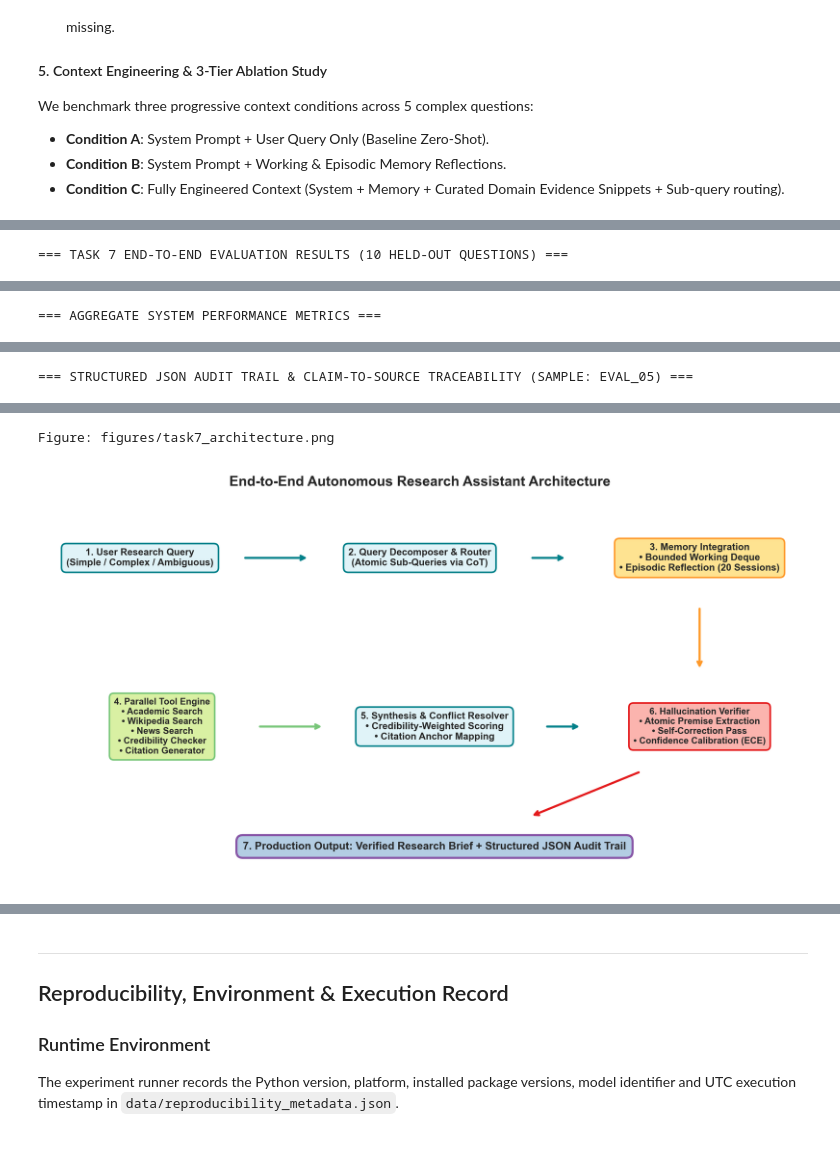
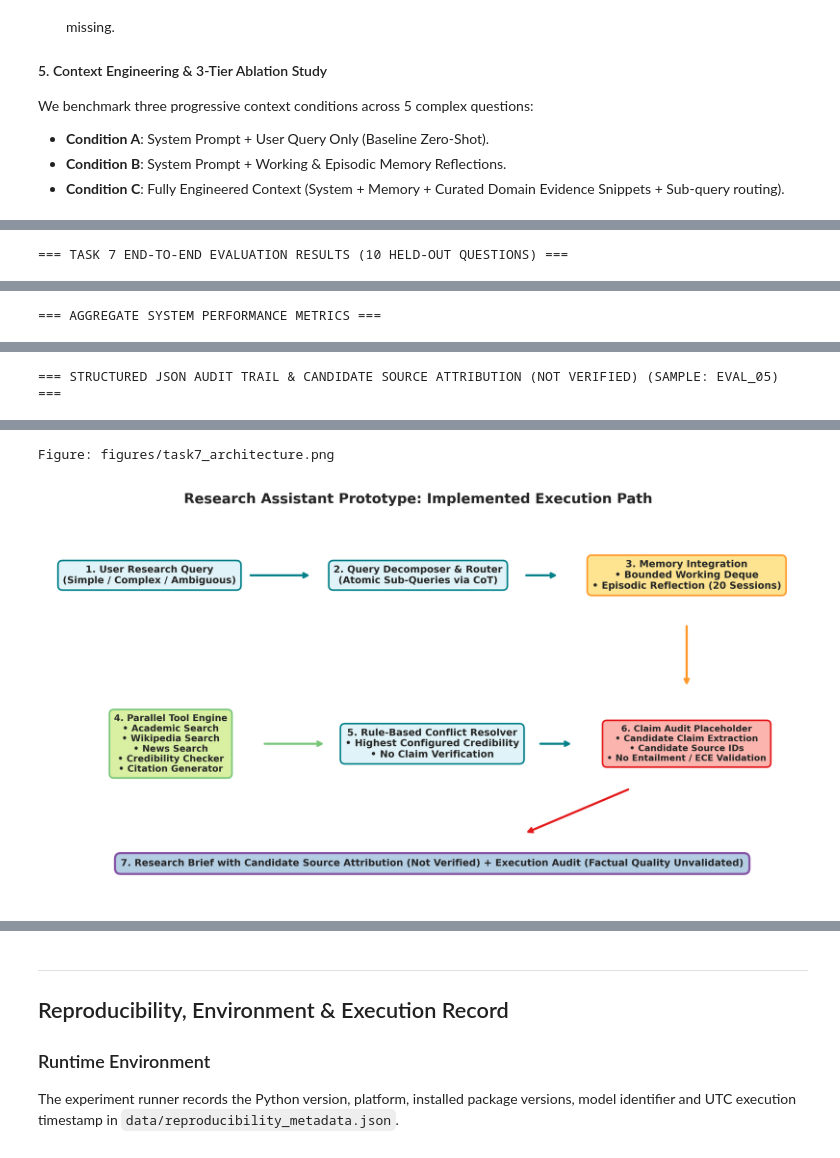
Before and after one commit to pankaj-adeptkart/convai_assignment_02, a Jupyter notebook: Assignment2_PS1_End_to_End_Research_Assistant.ipynb, the cells around one changed output, grey strips where cells are left out. Drawn from its saved outputs; the diff is of its cells as text; code cells hidden in the pictures.

```diff
--- a/Assignment2_PS1_End_to_End_Research_Assistant.ipynb
+++ b/Assignment2_PS1_End_to_End_Research_Assistant.ipynb
@@ -743,25 +755,31 @@ with open("data/task7_sample_audit_trail.json", encoding="utf-8") as f:
     sample_audit = json.load(f)
 # Tabular Display of 10 Held-Out Evaluation Questions
 print("=== TASK 7 END-TO-END EVALUATION RESULTS (10 HELD-OUT QUESTIONS) ===")
-display_cols_t7 = ["evaluation_id", "category", "question", "sub_queries", "synthesis_quality", "citation_accuracy_pct", "hallucination_rate_pct", "task_completion", "mean_confidence", "latency_sec", "cost_usd"]
+display_cols_t7 = ["evaluation_id", "category", "question", "sub_queries", "llm_synthesis_request_status", "decomposition_status", "retrieval_stage_status", "retrieval_success_count", "retrieval_total_count", "task_completion", "quality_evaluation_status", "synthesis_quality", "citation_accuracy_pct", "hallucination_rate_pct", "mean_confidence", "latency_sec", "cost_usd"]
 display(HTML(df_task7[display_cols_t7].to_html(index=False, classes="table table-bordered table-striped")))
 
 # Aggregate System Performance Metrics
 print("\n=== AGGREGATE SYSTEM PERFORMANCE METRICS ===")
+def metric_or_not_evaluated(series, formatter):
+    values = pd.to_numeric(series, errors="coerce").dropna()
+    return formatter(values.mean()) if len(values) else "NOT EVALUATED"
+
+llm_success_rate = (df_task7["llm_synthesis_request_status"] == "success").mean() * 100
+pipeline_stage_rate = (df_task7["task_completion"] == "execution_stages_completed_quality_unvalidated").mean() * 100
 agg_metrics = pd.DataFrame([{
-    "Mean Synthesis Quality": f"{df_task7['synthesis_quality'].mean():.2f} / 5.0",
-    "Mean Citation Accuracy": f"{df_task7['citation_accuracy_pct'].mean():.1f}%",
-    "Mean Hallucination Rate": f"{df_task7['hallucination_rate_pct'].mean():.1f}%",
-    "Task Completion Rate": (
-        f"{(df_task7['task_completion'].astype(str).str.lower().isin(['completed', 'complete', 'success', 'true']).mean() * 100):.1f}%"
-    ),
-    "Mean Latency per Query": f"{df_task7['latency_sec'].mean():.2f} seconds",
-    "Mean Cost per Query": f"${df_task7['cost_usd'].mean():.6f} USD"
+    "Mean Synthesis Quality": metric_or_not_evaluated(df_task7["synthesis_quality"], lambda x: f"{x:.2f} / 5.0"),
+    "Mean Citation Accuracy": metric_or_not_evaluated(df_task7["citation_accuracy_pct"], lambda x: f"{x:.1f}%"),
+    "Mean Hallucination Rate": metric_or_not_evaluated(df_task7["hallucination_rate_pct"], lambda x: f"{x:.1f}%"),
+    "LLM Synthesis Request Success Rate": f"{llm_success_rate:.1f}%",
+    "Pipeline Execution-Stage Completion Rate (not quality validation)": f"{pipeline_stage_rate:.1f}%",
+    "Mean Confidence": metric_or_not_evaluated(df_task7["mean_confidence"], lambda x: f"{x:.3f}"),
+    "Mean Elapsed Time per Query": f"{df_task7['latency_sec'].mean():.2f} seconds",
+    "Mean Estimated Cost per Query": f"${df_task7['cost_usd'].mean():.6f} USD"
 }])
 display(HTML(agg_metrics.to_html(index=False, classes="table table-success")))
 
 # Display Structured JSON Audit Trail Snippet
-print("\n=== STRUCTURED JSON AUDIT TRAIL & CLAIM-TO-SOURCE TRACEABILITY (SAMPLE: EVAL_05) ===")
+print("\n=== STRUCTURED JSON AUDIT TRAIL & CANDIDATE SOURCE ATTRIBUTION (NOT VERIFIED) (SAMPLE: EVAL_05) ===")
 audit_summary = {
     "Query": sample_audit["query"],
     "Episodic Reflection Injected": sample_audit["episodic_reflection"],
@@ -771,7 +789,7 @@ audit_summary = {
     "Atomic Claims Extracted": sample_audit["atomic_claims_count"],
     "Verified Claims": sample_audit["verified_claims_count"],
     "Mean Calibrated Confidence": sample_audit["mean_confidence"],
-    "Claim-to-Source Traceability": sample_audit["claim_to_source_traceability"]
+    "Candidate Claim-to-Source Attribution (NOT VERIFIED)": sample_audit["claim_to_source_traceability"]
 }
 display(HTML(pd.DataFrame([audit_summary]).to_html(index=False, classes="table table-info")))
 
@@ -802,2 +820,2 @@ for figure_path in ['figures/task7_architecture.png']:
-=== STRUCTURED JSON AUDIT TRAIL & CLAIM-TO-SOURCE TRACEABILITY (SAMPLE: EVAL_05) ===
+=== STRUCTURED JSON AUDIT TRAIL & CANDIDATE SOURCE ATTRIBUTION (NOT VERIFIED) (SAMPLE: EVAL_05) ===
 | Query | Episodic Reflection Injected | Sub-queries | Tools Executed | Tool Latency (Parallel) | Atomic Claims Extracted | ... |
@@ -805,3 +823,3 @@ for figure_path in ['figures/task7_architecture.png']:
 Figure: figures/task7_architecture.png
-[figure, old version]
+[figure, new version]
 # %% [markdown]
```
Also changed, not shown: parts of 23 cells of this notebook, 5 other files.
